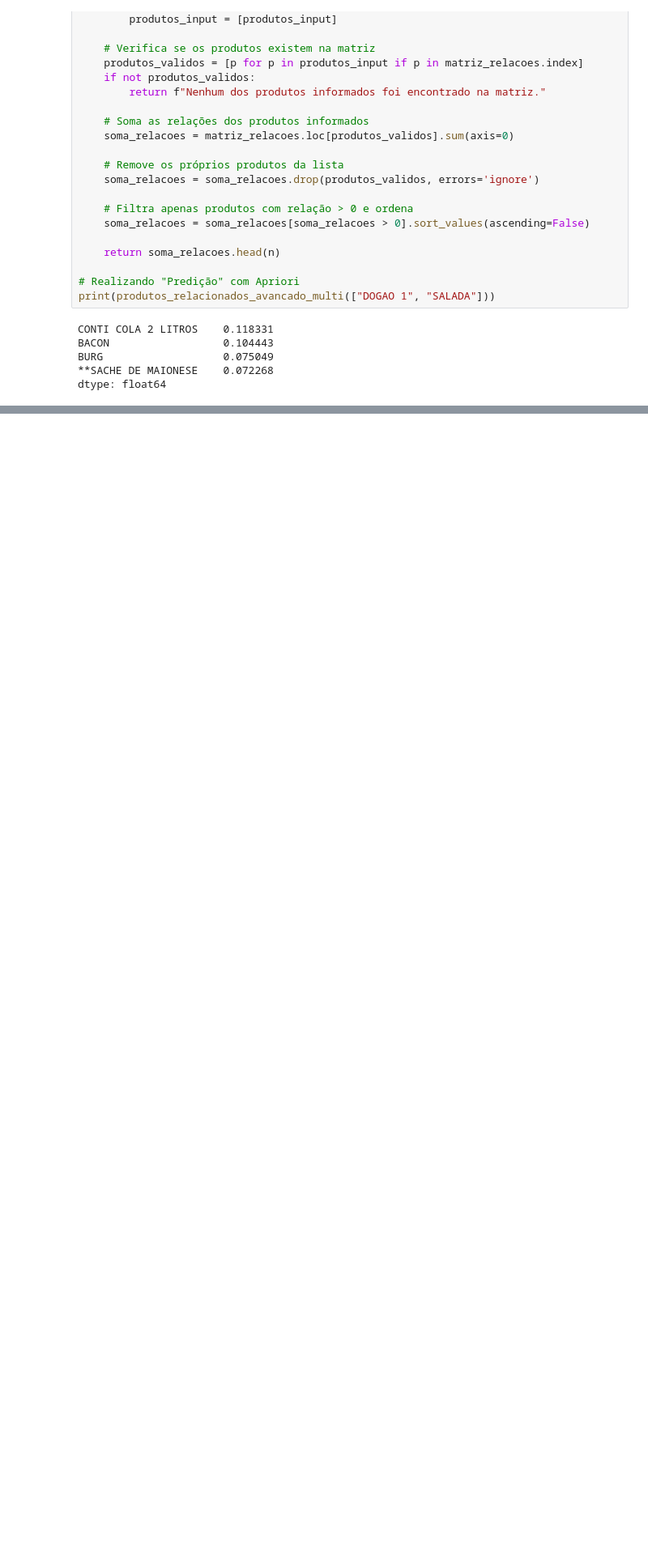
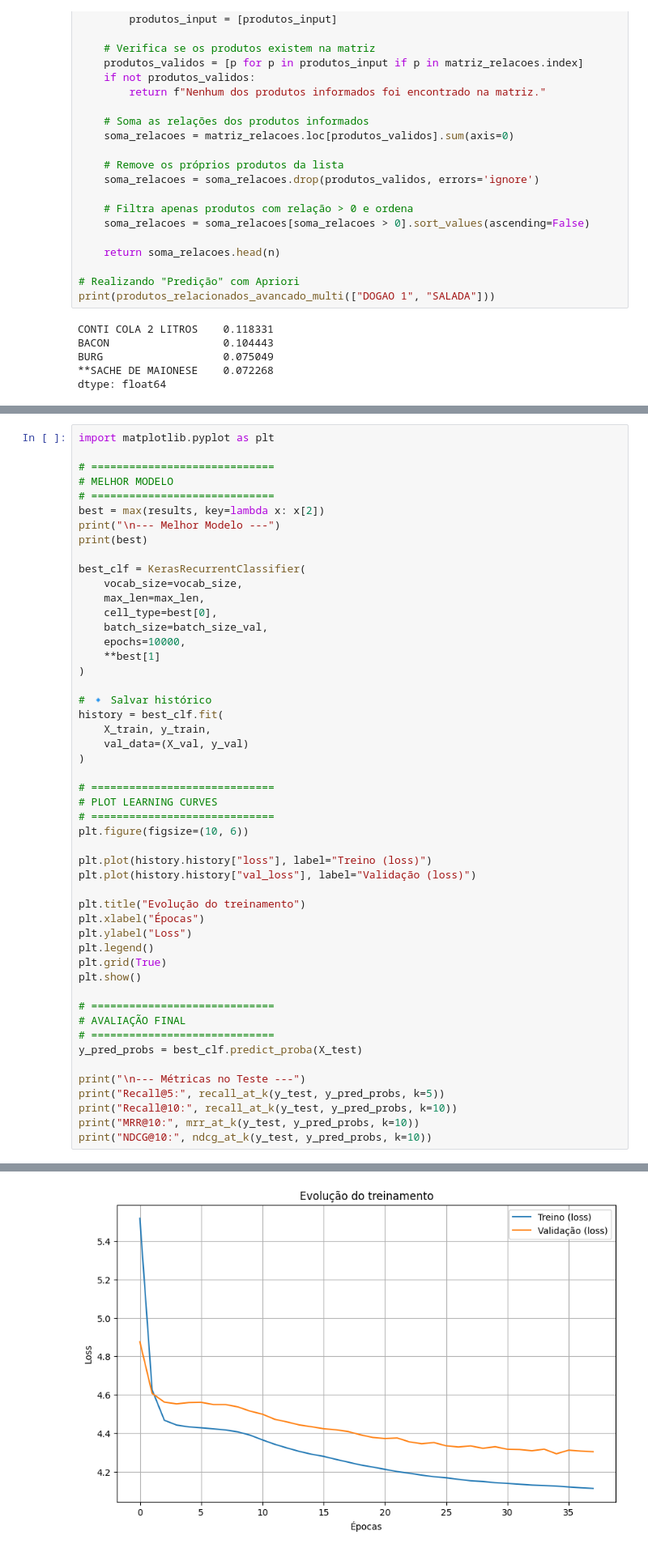
Before and after one commit to ingridcoda/mit-ia-redes-neurais-e-deep-learning, a Jupyter notebook: analise_exploratoria.ipynb, the cells around one changed output, grey strips where cells are left out. Shown: that part at 81% size. Drawn from its saved outputs; the diff is of its cells as text; blank space fills up the shorter version.

Commit message:
Inclusão Predict do modelo treinado

```diff
--- a/analise_exploratoria.ipynb
+++ b/analise_exploratoria.ipynb
@@ -2198,0 +762,51 @@ Epoch 3/20
+# %%
+import matplotlib.pyplot as plt
+
+# =============================
+# MELHOR MODELO
+# =============================
+best = max(results, key=lambda x: x[2])
+print("\n--- Melhor Modelo ---")
+print(best)
+
+best_clf = KerasRecurrentClassifier(
+    vocab_size=vocab_size,
+    max_len=max_len,
+    cell_type=best[0],
+    batch_size=batch_size_val,
+    epochs=10000,
+    **best[1]
+)
+
+# 🔹 Salvar histórico
+history = best_clf.fit(
+    X_train, y_train,
+    val_data=(X_val, y_val)
+)
+
+# =============================
+# PLOT LEARNING CURVES
+# =============================
+plt.figure(figsize=(10, 6))
+
+plt.plot(history.history["loss"], label="Treino (loss)")
+plt.plot(history.history["val_loss"], label="Validação (loss)")
+
+plt.title("Evolução do treinamento")
+plt.xlabel("Épocas")
+plt.ylabel("Loss")
+plt.legend()
+plt.grid(True)
+plt.show()
+
+# =============================
+# AVALIAÇÃO FINAL
+# =============================
+y_pred_probs = best_clf.predict_proba(X_test)
+
+print("\n--- Métricas no Teste ---")
+print("Recall@5:", recall_at_k(y_test, y_pred_probs, k=5))
+print("Recall@10:", recall_at_k(y_test, y_pred_probs, k=10))
+print("MRR@10:", mrr_at_k(y_test, y_pred_probs, k=10))
+print("NDCG@10:", ndcg_at_k(y_test, y_pred_probs, k=10))
+# %% [output]
@@ -2198,0 +815 @@ Epoch 3/20
+[figure, added]
```
Also changed, not shown: parts of 41 cells of this notebook, 1 other file.
